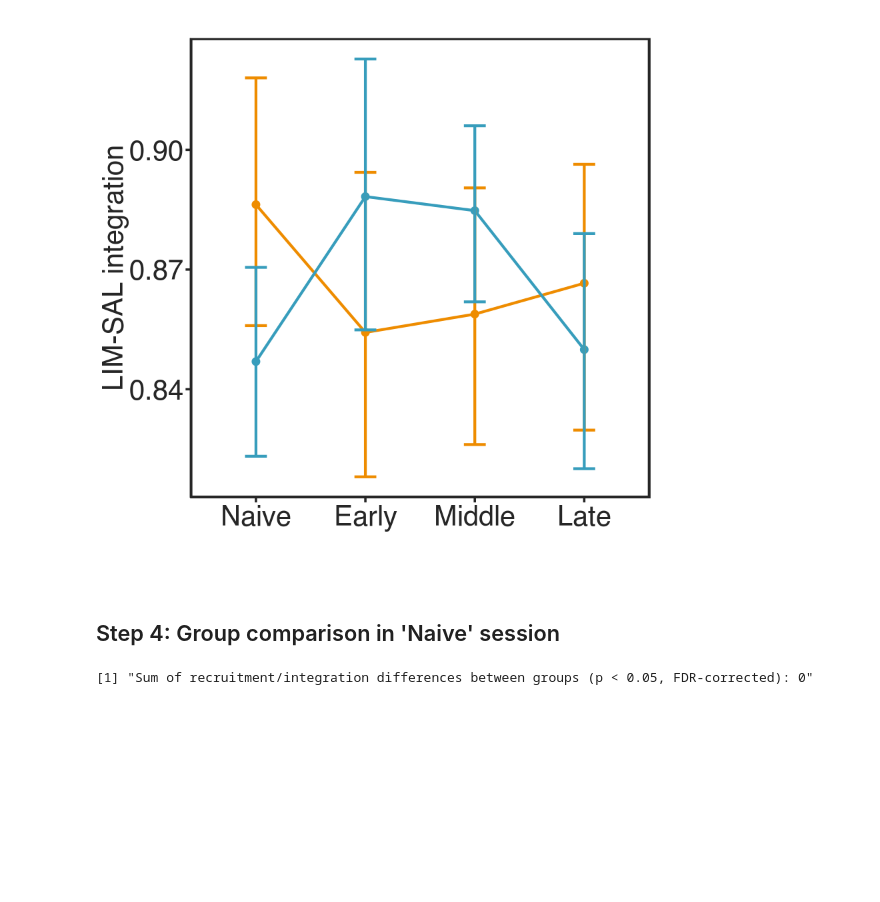
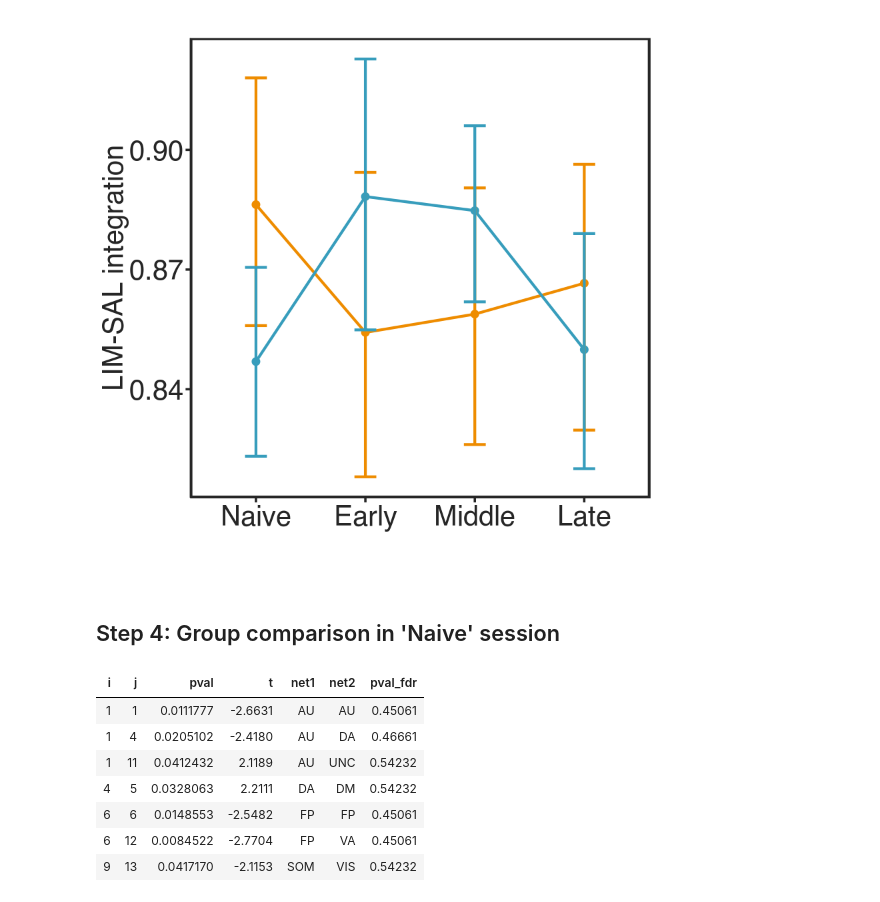
Before and after one commit to kfinc/wm-training-modularity, a Jupyter notebook: 04-dynamic_FC_analyses/05-whole-brain_normalized_recr_integ_stats.ipynb, the cells around one changed output. Saved outputs shown, nothing was run; the diff lists cells and outputs as text; code cells hidden in the pictures; blank space fills up the shorter version.

```diff
--- a/04-dynamic_FC_analyses/05-whole-brain_normalized_recr_integ_stats.ipynb
+++ b/04-dynamic_FC_analyses/05-whole-brain_normalized_recr_integ_stats.ipynb
@@ -126,6 +110,14 @@ colnames(mlm_params) <- c('i', 'j',
 
 #write.csv(mlm_stats, paste('data/neuroimaging/03-modularity/dynamic/04-recruitment_integration/whole-brain', parcellation, 'normalized_mlm_stats.csv', sep = "_"))
 #write.csv(mlm_params, paste('data/neuroimaging/03-modularity/dynamic/04-recruitment_integration/whole-brain', parcellation,'normalized_mlm_params.csv', sep = "_"))
+# %%
+mlm_stats$pval_session_fdr <- p.adjust(mlm_stats$pval_session, method='fdr')
+mlm_stats$pval_interaction_fdr <- p.adjust(mlm_stats$pval_interaction, method='fdr')
+
+mlm_stats$net1 <- unique_networks[mlm_stats$i]
+mlm_params$net1 <- unique_networks[mlm_params$i]
+mlm_stats$net2 <- unique_networks[mlm_stats$j]
+mlm_params$net2 <- unique_networks[mlm_params$j]
 # %% [markdown]
 ## Step 3: Planned contrasts and post-hocs:
 # %%
@@ -290,26 +284,36 @@ for (i in 1:nrow(mlm_stats)){
 # %%
 naive_pval <- data.frame()
 naive_session <- networks_allegiance %>% filter(Session=='Naive')
 
 for (i in 1:length(unique_networks)){
     for (j in i:length(unique_networks)){
 
         network1 <- as.character(unique_networks[i])
         network2 <- as.character(unique_networks[j])
 
         net <- naive_session %>% filter(Network == network1)
 
         stat <- t.test(net[[network2]] ~ net$Group, paired = FALSE)
         x <- c(i, j, stat$p.value, stat$statistic)
         #print(x)
 
         naive_pval <- rbind(naive_pval, x)
         colnames(naive_pval) <- c('i', 'j', 'pval', 't')
 
         }
 }
 
-print(paste("Sum of recruitment/integration differences between groups (p < 0.05, FDR-corrected):",
-            sum(p.adjust(naive_pval$pval, method = 'fdr') < 0.05)))
+naive_pval$net1 <- unique_networks[naive_pval$i]
+naive_pval$net2 <- unique_networks[naive_pval$j]
+naive_pval$pval_fdr <- p.adjust(naive_pval$pval, method = 'fdr')
+
+naive_pval %>% filter (pval < 0.05)
 # %% [output]
-[1] "Sum of recruitment/integration differences between groups (p < 0.05, FDR-corrected): 0"
+| i | j | pval | t | net1 | net2 | pval_fdr |
+| 1 | 1 | 0.0111777 | -2.6631 | AU | AU | 0.45061 |
+| 1 | 4 | 0.0205102 | -2.4180 | AU | DA | 0.46661 |
+| 1 | 11 | 0.0412432 | 2.1189 | AU | UNC | 0.54232 |
+| 4 | 5 | 0.0328063 | 2.2111 | DA | DM | 0.54232 |
+| 6 | 6 | 0.0148553 | -2.5482 | FP | FP | 0.45061 |
+| 6 | 12 | 0.0084522 | -2.7704 | FP | VA | 0.45061 |
+| 9 | 13 | 0.0417170 | -2.1153 | SOM | VIS | 0.54232 |
```
Also changed, not shown: parts of 11 cells of this notebook.
